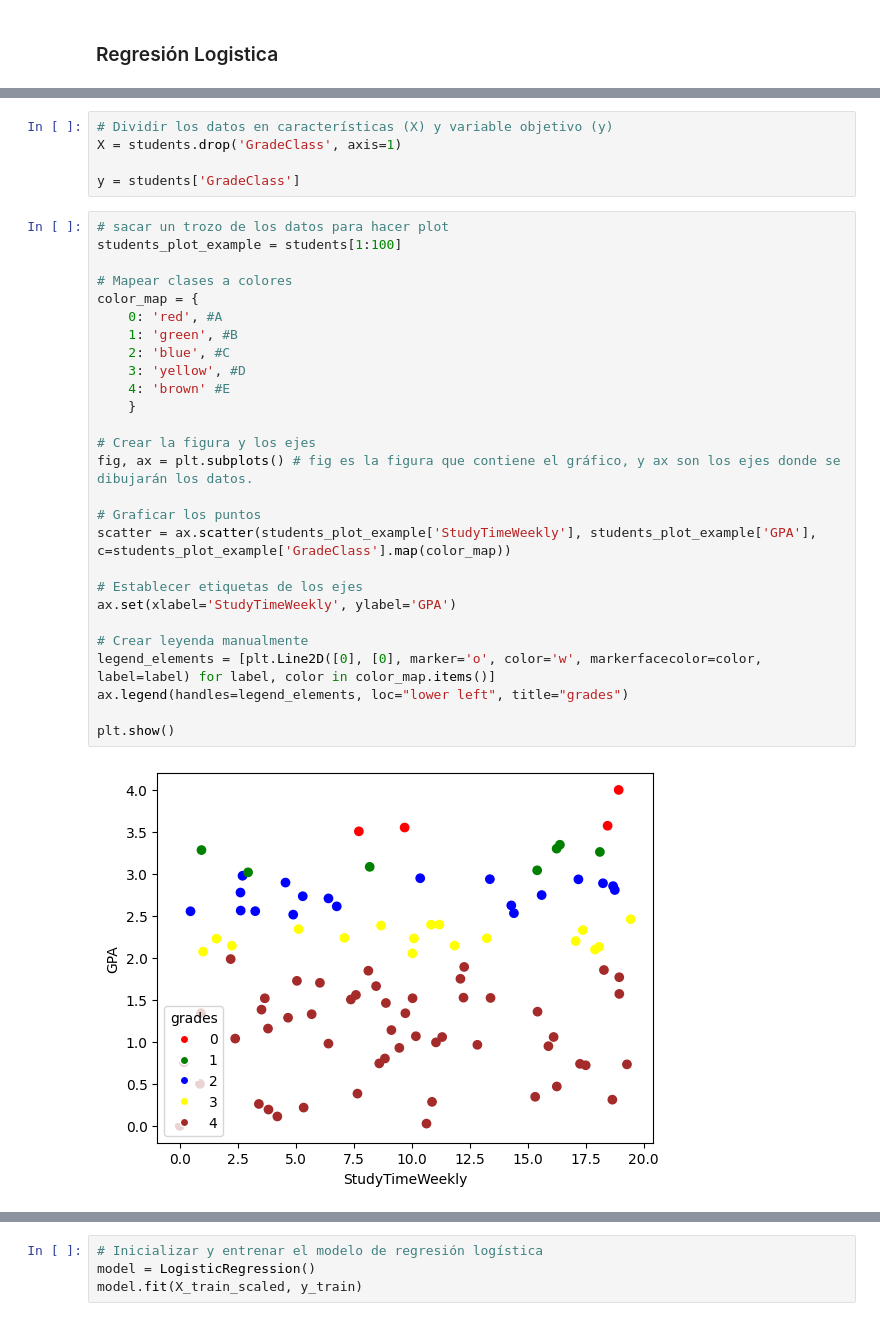
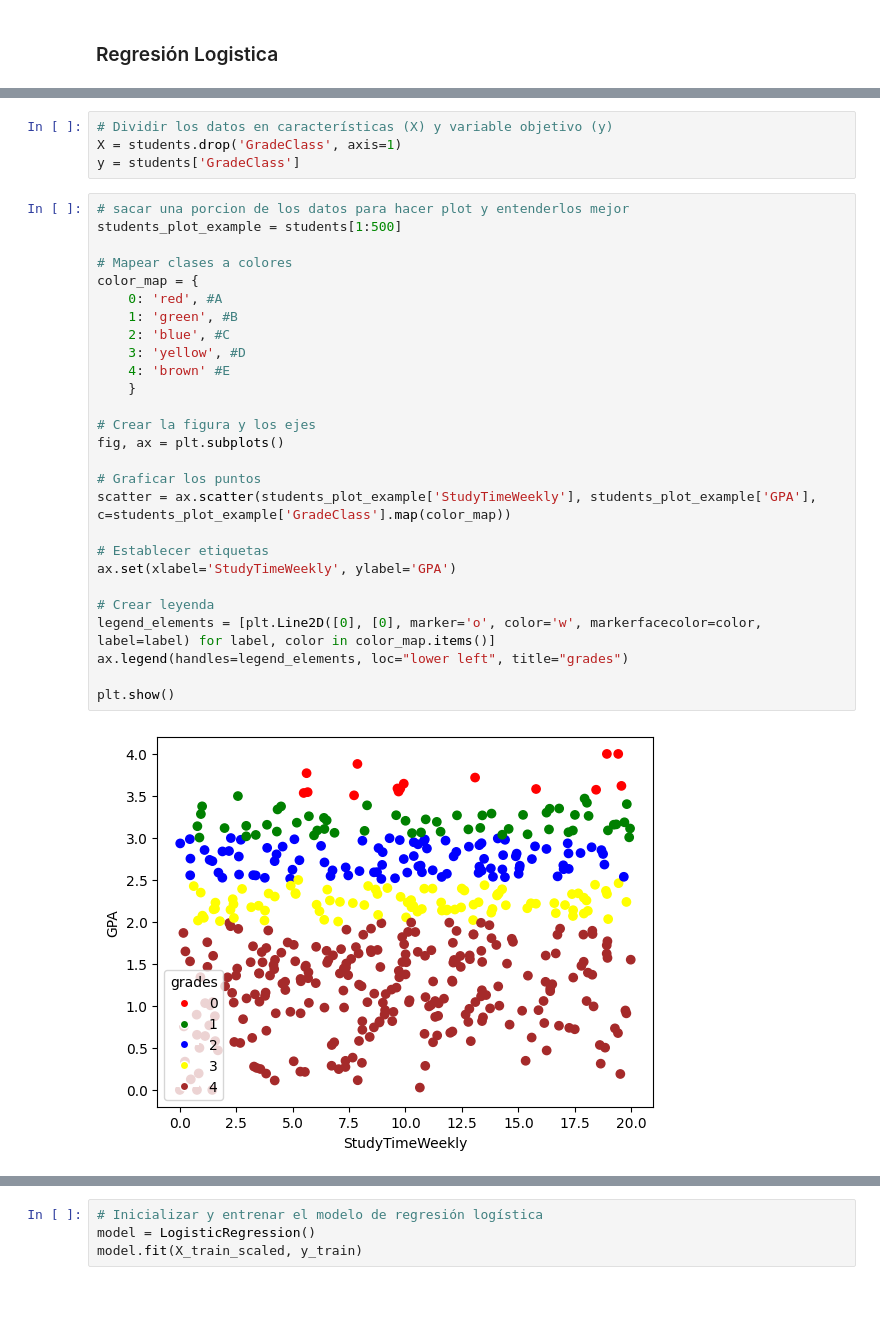
Before and after one commit to leoxz98/TRABAJO-U3, a Jupyter notebook: Leonardo_Rodriguez.ipynb, the cells around one changed output, grey strips where cells are left out. Saved outputs shown, nothing was run; the diff lists cells and outputs as text.

```diff
--- a/Leonardo_Rodriguez.ipynb
+++ b/Leonardo_Rodriguez.ipynb
@@ -41,34 +48,33 @@ students.head()
 # %%
 # Dividir los datos en características (X) y variable objetivo (y)
 X = students.drop('GradeClass', axis=1)
-
 y = students['GradeClass']
 # %%
-# sacar un trozo de los datos para hacer plot
-students_plot_example = students[1:100]
+# sacar una porcion de los datos para hacer plot y entenderlos mejor
+students_plot_example = students[1:500]
 
 # Mapear clases a colores
 color_map = {
     0: 'red', #A
     1: 'green', #B
     2: 'blue', #C
     3: 'yellow', #D
     4: 'brown' #E
     }
 
 # Crear la figura y los ejes
-fig, ax = plt.subplots() # fig es la figura que contiene el gráfico, y ax son los ejes donde se dibujarán los datos.
+fig, ax = plt.subplots()
 
 # Graficar los puntos
 scatter = ax.scatter(students_plot_example['StudyTimeWeekly'], students_plot_example['GPA'], c=students_plot_example['GradeClass'].map(color_map))
 
-# Establecer etiquetas de los ejes
+# Establecer etiquetas
 ax.set(xlabel='StudyTimeWeekly', ylabel='GPA')
 
-# Crear leyenda manualmente
+# Crear leyenda
 legend_elements = [plt.Line2D([0], [0], marker='o', color='w', markerfacecolor=color, label=label) for label, color in color_map.items()]
 ax.legend(handles=legend_elements, loc="lower left", title="grades")
 
 plt.show()
 # %% [output]
-[figure, old version]
+[figure, new version]
```
Also changed, not shown: parts of 30 cells of this notebook.
